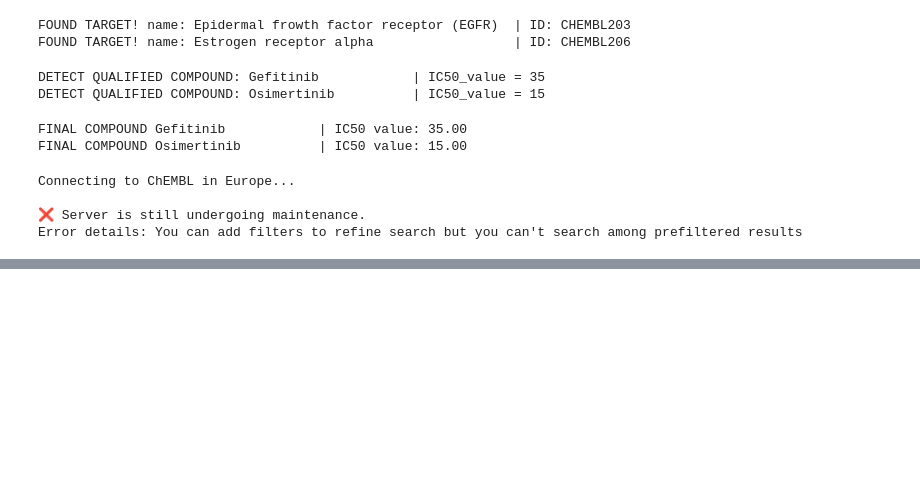
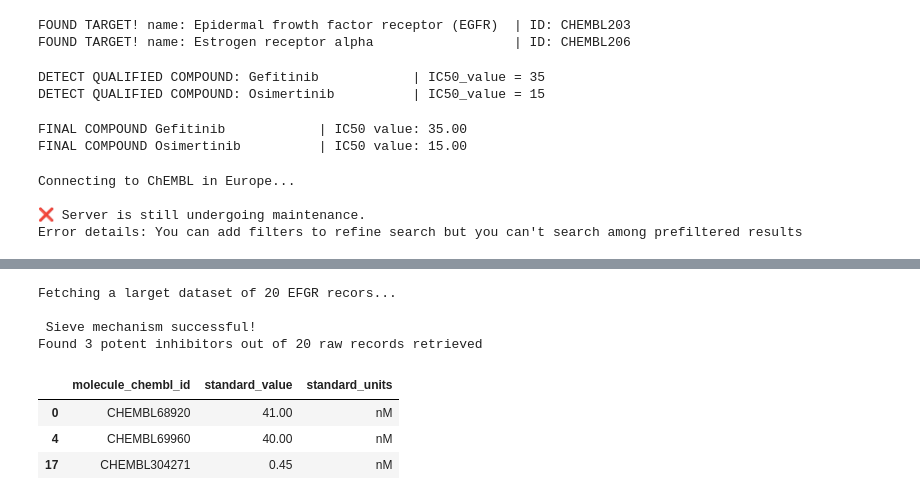
Before and after one commit to dhdhoan12/computational-pharmacy-journey, a Jupyter notebook: 03_target_scrapers.ipynb, the cells around one changed output, grey strips where cells are left out. Saved outputs shown, nothing was run; the diff lists cells and outputs as text; code cells hidden in the pictures; blank space fills up the shorter version.

```diff
--- a/03_target_scrapers.ipynb
+++ b/03_target_scrapers.ipynb
@@ -204,0 +316,27 @@ Error details: You can add filters to refine search but you can't search among p
+# %%
+import pandas as pd
+from chembl_webresource_client.new_client import new_client
+
+print(f"Fetching a larget dataset of 20 EFGR recors...")
+activities = new_client.activity
+raw_results = activities.filter(target_chembl_id = "CHEMBL203").filter(standard_type = "IC50")
+# Slice out 20 records
+egfr_20_list = list(raw_results[:20])
+df_raw = pd.DataFrame(egfr_20_list)
+# Isolate the specific columns we care about
+df_subset = df_raw[['molecule_chembl_id','standard_value','standard_units']].copy()
+df_clean = df_subset.dropna(subset=['standard_value'])
+df_clean['standard_value'] = pd.to_numeric(df_clean['standard_value'])
+potent_compounds = df_clean[df_clean['standard_value'] < 100]
+print(f"\n Sieve mechanism successful! ")
+print(f"Found {len(potent_compounds)} potent inhibitors out of 20 raw records retrieved")
+potent_compounds
+# %% [output]
+Fetching a larget dataset of 20 EFGR recors...
+
+ Sieve mechanism successful!
+Found 3 potent inhibitors out of 20 raw records retrieved
+|  | molecule_chembl_id | standard_value | standard_units |
+| 0 | CHEMBL68920 | 41.00 | nM |
+| 4 | CHEMBL69960 | 40.00 | nM |
+| 17 | CHEMBL304271 | 0.45 | nM |
```
Also changed, not shown: parts of 5 cells of this notebook, 2 other files.
